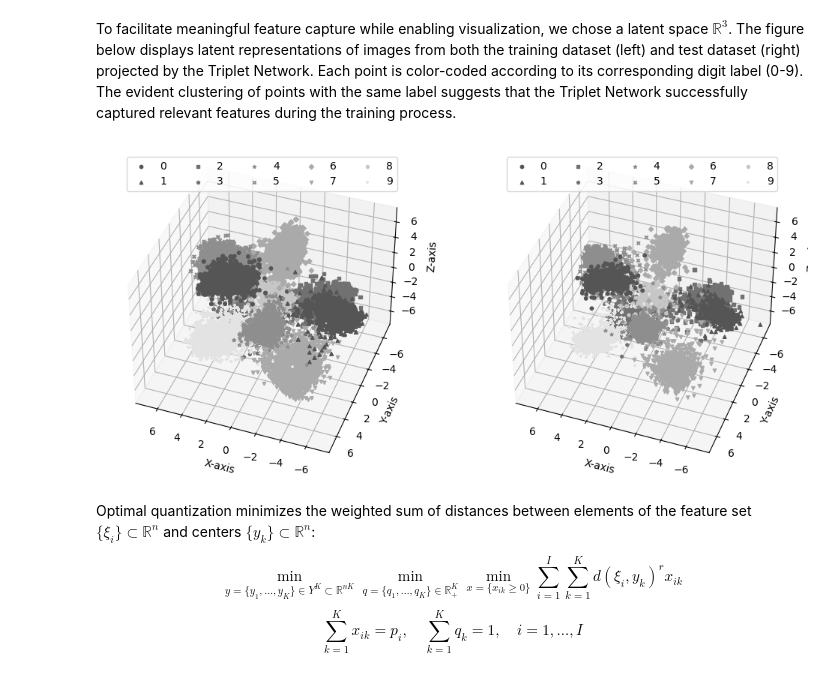
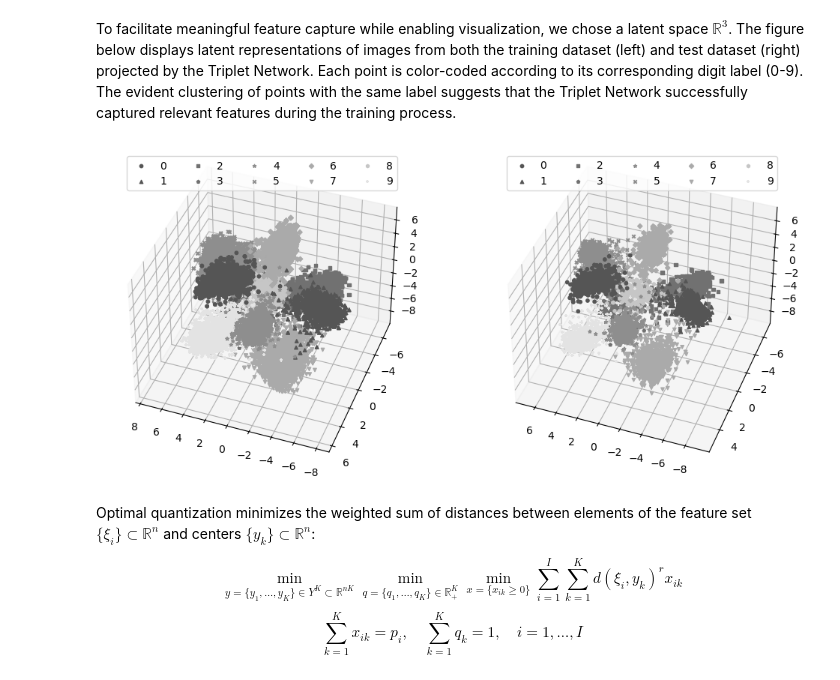
Before and after one commit to kaydotdev/stochastic-quantization, a Jupyter notebook: code/notebooks/quantization.ipynb, the cells around one changed output. Drawn from its saved outputs; the diff is of its cells as text; code cells hidden in the pictures.

```diff
--- a/code/notebooks/quantization.ipynb
+++ b/code/notebooks/quantization.ipynb
@@ -308,52 +308,34 @@ marksize = 10
 elev, azim = 40, 110
 
 fig = plt.figure(figsize=(12, 6))
 
 ax = fig.add_subplot(1, 2, 1, projection="3d")
 ax.view_init(elev=elev, azim=azim, roll=0)
 
 for idx, (cls, embeds) in enumerate(train_group_embeds.items()):
     cls_color = markers_color(markers_color_range[idx])
 
     ax.scatter(embeds[:, 0], embeds[:, 1], embeds[:, 2], color=cls_color, label=cls,
                alpha=1.0, s=marksize, marker=markers[idx % len(markers)])
 
 ax.legend(loc="upper center", ncol=5)
 
-ax.set_xlabel("X-axis")
-ax.set_xlim((-7.5, 7.5))
-
-ax.set_ylabel("Y-axis")
-ax.set_ylim((-7.5, 7.5))
-
-ax.set_zlabel("Z-axis")
-ax.set_zlim((-7.5, 7.5))
-
 ax = fig.add_subplot(1, 2, 2, projection="3d")
 ax.view_init(elev=elev, azim=azim, roll=0)
 
 for idx, (cls, embeds) in enumerate(test_group_embeds.items()):
     cls_color = markers_color(markers_color_range[idx])
 
     ax.scatter(embeds[:, 0], embeds[:, 1], embeds[:, 2], color=cls_color, label=cls,
                alpha=1.0, s=marksize, marker=markers[idx % len(markers)])
 
 ax.legend(loc="upper center", ncol=5)
 
-ax.set_xlabel("X-axis")
-ax.set_xlim((-7.5, 7.5))
-
-ax.set_ylabel("Y-axis")
-ax.set_ylim((-7.5, 7.5))
-
-ax.set_zlabel("Z-axis")
-ax.set_zlim((-7.5, 7.5))
-
 fig.patch.set_facecolor("white")
 
 plt.show()
 # %% [output]
-[figure, old version]
+[figure, new version]
 # %% [markdown]
 Optimal quantization minimizes the weighted sum of distances between elements of the feature set $\{\xi_i\} \subset \mathbb{R}^{n}$ and centers $\{y_k\} \subset \mathbb{R}^{n}$:
 
```
Also changed, not shown: parts of 6 cells of this notebook.
